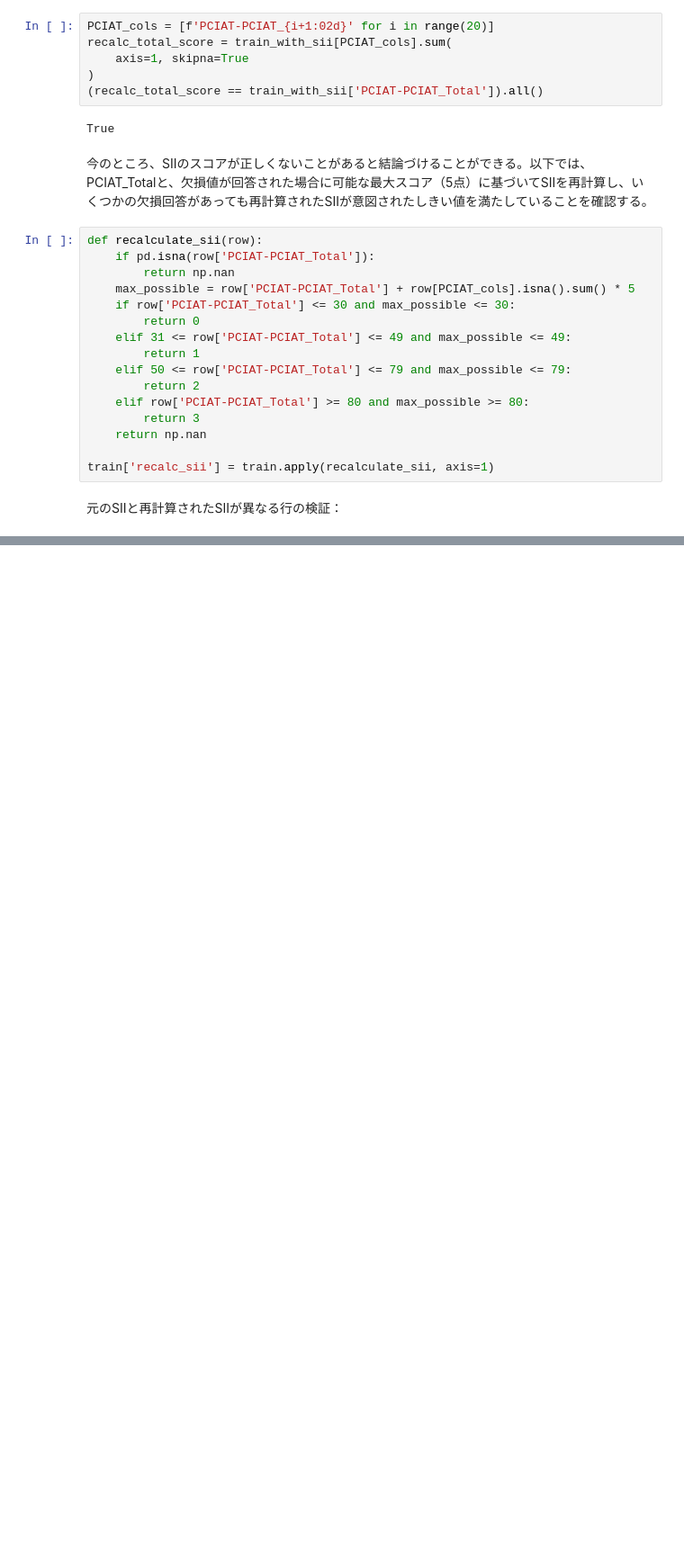
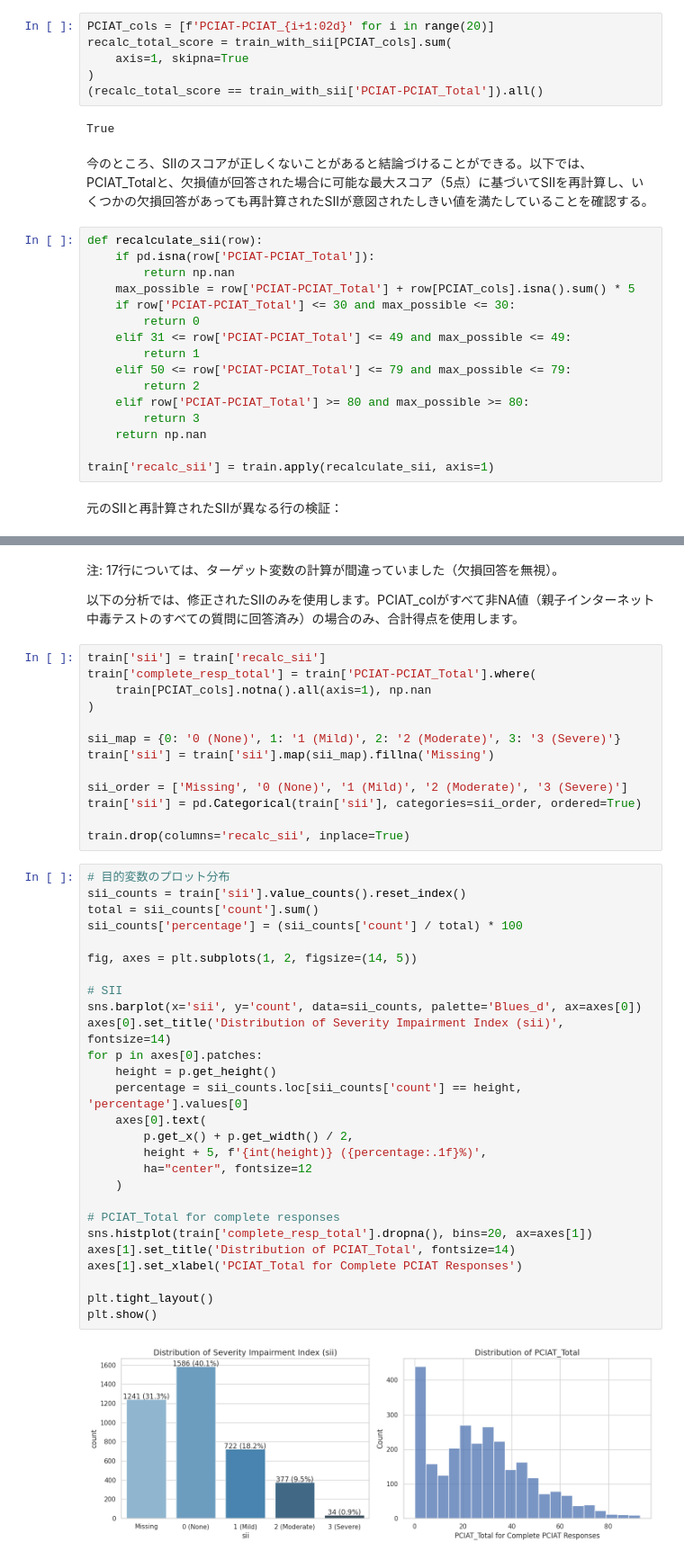
Before and after one commit to yuji-sgs/child-mind-institute, a Jupyter notebook: EDA.ipynb, the cells around one changed output, grey strips where cells are left out. Shown at 90% size. Drawn from its saved outputs; the diff is of its cells as text; blank space fills up the shorter version.

```diff
--- a/EDA.ipynb
+++ b/EDA.ipynb
@@ -250,3 +250,49 @@ mismatch_rows[PCIAT_cols + [
 | 3500 | 3.000000 | 3.000000 | 2.000000 | 3.000000 | 4.000000 | 4.000000 | ... |
 | 3672 | 5.000000 | 5.000000 | 1.000000 | 0.000000 | nan | 1.000000 | ... |
 | 3757 | 2.000000 | 2.000000 | 4.000000 | 0.000000 | 5.000000 | 1.000000 | ... |
+# %% [markdown]
+注: 17行については、ターゲット変数の計算が間違っていました（欠損回答を無視）。
+
+以下の分析では、修正されたSIIのみを使用します。PCIAT_colがすべて非NA値（親子インターネット中毒テストのすべての質問に回答済み）の場合のみ、合計得点を使用します。
+# %%
+train['sii'] = train['recalc_sii']
+train['complete_resp_total'] = train['PCIAT-PCIAT_Total'].where(
+    train[PCIAT_cols].notna().all(axis=1), np.nan
+)
+
+sii_map = {0: '0 (None)', 1: '1 (Mild)', 2: '2 (Moderate)', 3: '3 (Severe)'}
+train['sii'] = train['sii'].map(sii_map).fillna('Missing')
+
+sii_order = ['Missing', '0 (None)', '1 (Mild)', '2 (Moderate)', '3 (Severe)']
+train['sii'] = pd.Categorical(train['sii'], categories=sii_order, ordered=True)
+
+train.drop(columns='recalc_sii', inplace=True)
+# %%
+# 目的変数のプロット分布
+sii_counts = train['sii'].value_counts().reset_index()
+total = sii_counts['count'].sum()
+sii_counts['percentage'] = (sii_counts['count'] / total) * 100
+
+fig, axes = plt.subplots(1, 2, figsize=(14, 5))
+
+# SII
+sns.barplot(x='sii', y='count', data=sii_counts, palette='Blues_d', ax=axes[0])
+axes[0].set_title('Distribution of Severity Impairment Index (sii)', fontsize=14)
+for p in axes[0].patches:
+    height = p.get_height()
+    percentage = sii_counts.loc[sii_counts['count'] == height, 'percentage'].values[0]
+    axes[0].text(
+        p.get_x() + p.get_width() / 2,
+        height + 5, f'{int(height)} ({percentage:.1f}%)',
+        ha="center", fontsize=12
+    )
+
+# PCIAT_Total for complete responses
+sns.histplot(train['complete_resp_total'].dropna(), bins=20, ax=axes[1])
+axes[1].set_title('Distribution of PCIAT_Total', fontsize=14)
+axes[1].set_xlabel('PCIAT_Total for Complete PCIAT Responses')
+
+plt.tight_layout()
+plt.show()
+# %% [output]
+[figure, added]
```
Also changed, not shown: parts of 13 cells of this notebook.
